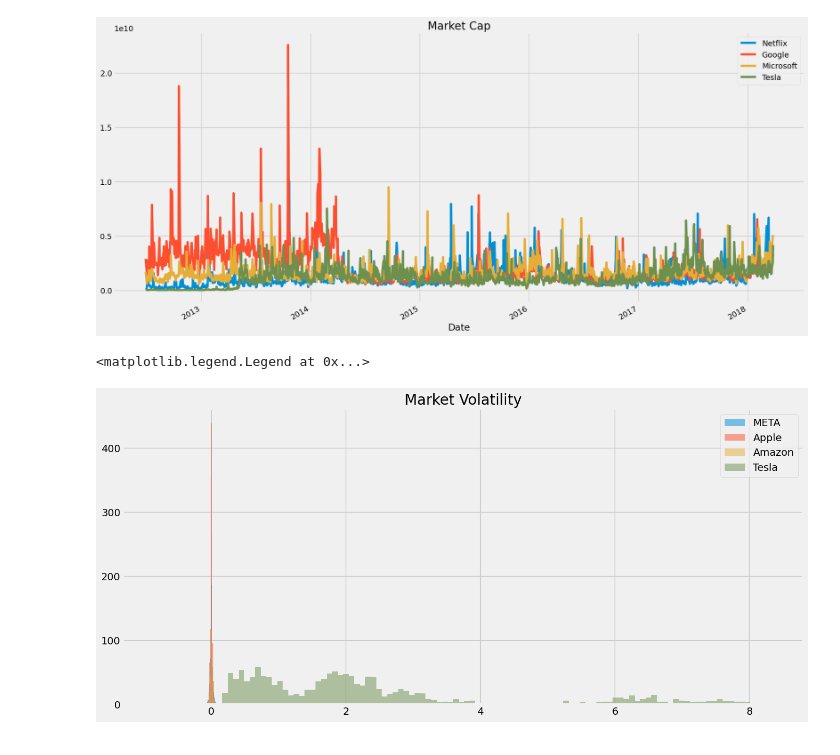
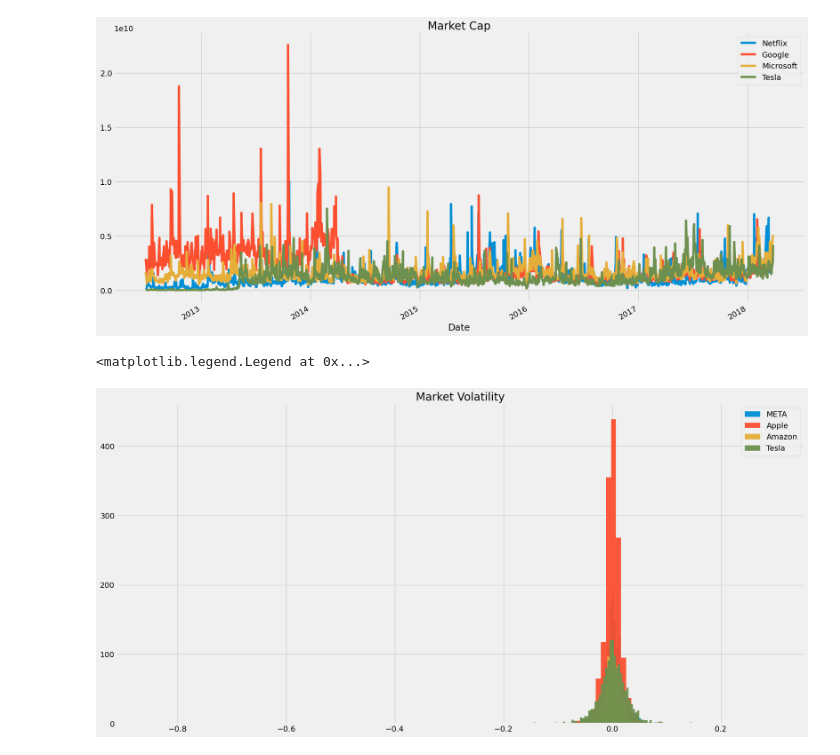
Before and after one commit to somagain/nasdaq_stock_analysis, a Jupyter notebook: stock_nasdaq.ipynb, the cells around one changed output. Cells and saved outputs as stored; diff of their text form; code cells hidden in the pictures.

```diff
--- a/stock_nasdaq.ipynb
+++ b/stock_nasdaq.ipynb
@@ -167,20 +167,20 @@ plt.legend()
 # %%
 #Percentage Increase in Stock Value
 #A percentage increase in stock value is the change in stock comparing that to the previous day. The bigger the value either positive or negative the more volatile the stock is.
 
 #Volatility
 Meta['returns'] = (Meta['Close']/Meta['Close'].shift(1)) -1
 Apple['returns'] = (Apple['Close']/Apple['Close'].shift(1))-1
 amzn['returns'] = (amzn['Close']/amzn['Close'].shift(1)) - 1
-tsla['returns'] = (amzn['Close']/tsla['Close'].shift(1)) - 1
+tsla['returns'] = (tsla['Close']/tsla['Close'].shift(1)) - 1
 
-Meta['returns'].hist(bins = 100, label = 'META', alpha = 0.5, figsize = (15,7))
-Apple['returns'].hist(bins = 100, label = 'Apple', alpha = 0.5)
-amzn['returns'].hist(bins = 100, label = 'Amazon', alpha = 0.5)
-tsla['returns'].hist(bins = 100, label = 'Tesla', alpha = 0.5)
+Meta['returns'].hist(bins = 100, label = 'META', alpha = 0.95, figsize = (20,10))
+Apple['returns'].hist(bins = 100, label = 'Apple', alpha = 0.95)
+amzn['returns'].hist(bins = 100, label = 'Amazon', alpha = 0.95)
+tsla['returns'].hist(bins = 100, label = 'Tesla', alpha = 0.95)
 plt.title('Market Volatility')
 
 plt.legend()
 # %% [output]
 <matplotlib.legend.Legend at 0x...>
-[figure, old version]
+[figure, new version]
```
Also changed, not shown: parts of 4 cells of this notebook.
